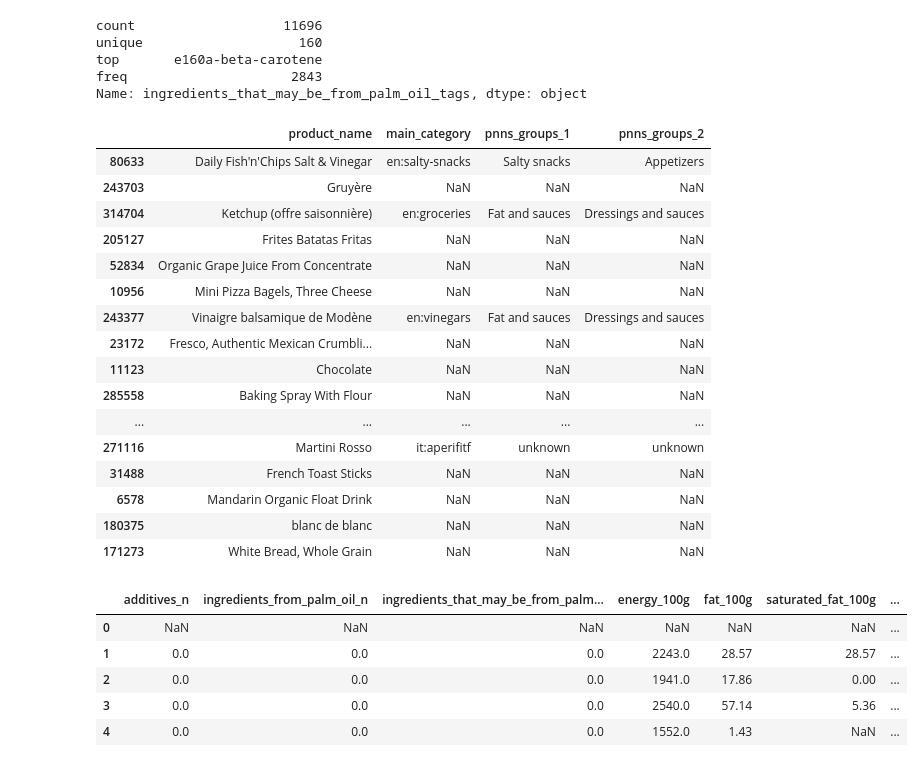
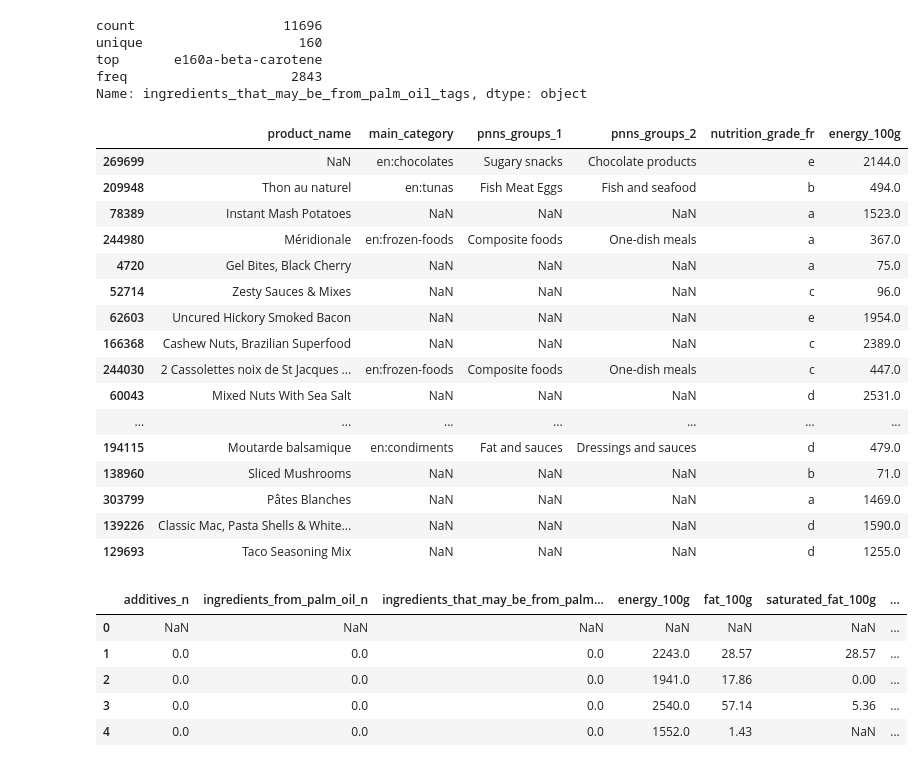
Before and after one commit to morganscao/Projet1, a Jupyter notebook: Projet1 - Nettoyage.ipynb, the cells around one changed output. Drawn from its saved outputs; the diff is of its cells as text; code cells hidden in the pictures.

```diff
--- a/Projet1 - Nettoyage.ipynb
+++ b/Projet1 - Nettoyage.ipynb
@@ -253,25 +253,25 @@ top       e160a-beta-carotene
 freq                     2843
 Name: ingredients_that_may_be_from_palm_oil_tags, dtype: object
 # %%
-my_data.sample(50)[['product_name','main_category','pnns_groups_1','pnns_groups_2']].drop_duplicates()
+my_data[my_data.nutrition_grade_fr.notnull()].sample(50)[['product_name','main_category','pnns_groups_1','pnns_groups_2','nutrition_grade_fr','energy_100g']].drop_duplicates()
 # %% [output]
-|  | product_name | main_category | pnns_groups_1 | pnns_groups_2 |
-| 80633 | Daily Fish'n'Chips Salt & Vinegar | en:salty-snacks | Salty snacks | Appetizers |
-| 243703 | Gruyère | NaN | NaN | NaN |
-| 314704 | Ketchup (offre saisonnière) | en:groceries | Fat and sauces | Dressings and sauces |
-| 205127 | Frites Batatas Fritas | NaN | NaN | NaN |
-| 52834 | Organic Grape Juice From Concentrate | NaN | NaN | NaN |
-| 10956 | Mini Pizza Bagels, Three Cheese | NaN | NaN | NaN |
-| 243377 | Vinaigre balsamique de Modène | en:vinegars | Fat and sauces | Dressings and sauces |
-| 23172 | Fresco, Authentic Mexican Crumbli... | NaN | NaN | NaN |
-| 11123 | Chocolate | NaN | NaN | NaN |
-| 285558 | Baking Spray With Flour | NaN | NaN | NaN |
-| ... | ... | ... | ... | ... |
-| 271116 | Martini Rosso | it:aperifitf | unknown | unknown |
-| 31488 | French Toast Sticks | NaN | NaN | NaN |
-| 6578 | Mandarin Organic Float Drink | NaN | NaN | NaN |
-| 180375 | blanc de blanc | NaN | NaN | NaN |
-| 171273 | White Bread, Whole Grain | NaN | NaN | NaN |
+|  | product_name | main_category | pnns_groups_1 | pnns_groups_2 | nutrition_grade_fr | energy_100g |
+| 269699 | NaN | en:chocolates | Sugary snacks | Chocolate products | e | 2144.0 |
+| 209948 | Thon au naturel | en:tunas | Fish Meat Eggs | Fish and seafood | b | 494.0 |
+| 78389 | Instant Mash Potatoes | NaN | NaN | NaN | a | 1523.0 |
+| 244980 | Méridionale | en:frozen-foods | Composite foods | One-dish meals | a | 367.0 |
+| 4720 | Gel Bites, Black Cherry | NaN | NaN | NaN | a | 75.0 |
+| 52714 | Zesty Sauces & Mixes | NaN | NaN | NaN | c | 96.0 |
+| 62603 | Uncured Hickory Smoked Bacon | NaN | NaN | NaN | e | 1954.0 |
+| 166368 | Cashew Nuts, Brazilian Superfood | NaN | NaN | NaN | c | 2389.0 |
+| 244030 | 2 Cassolettes noix de St Jacques ... | en:frozen-foods | Composite foods | One-dish meals | c | 447.0 |
+| 60043 | Mixed Nuts With Sea Salt | NaN | NaN | NaN | d | 2531.0 |
+| ... | ... | ... | ... | ... | ... | ... |
+| 194115 | Moutarde balsamique | en:condiments | Fat and sauces | Dressings and sauces | d | 479.0 |
+| 138960 | Sliced Mushrooms | NaN | NaN | NaN | b | 71.0 |
+| 303799 | Pâtes Blanches | NaN | NaN | NaN | a | 1469.0 |
+| 139226 | Classic Mac, Pasta Shells & White... | NaN | NaN | NaN | d | 1590.0 |
+| 129693 | Taco Seasoning Mix | NaN | NaN | NaN | d | 1255.0 |
 # %%
 # select numeric columns
 df_num = my_data.select_dtypes(include=[np.number])
```
Also changed, not shown: parts of 20 cells of this notebook, 1 other file.
